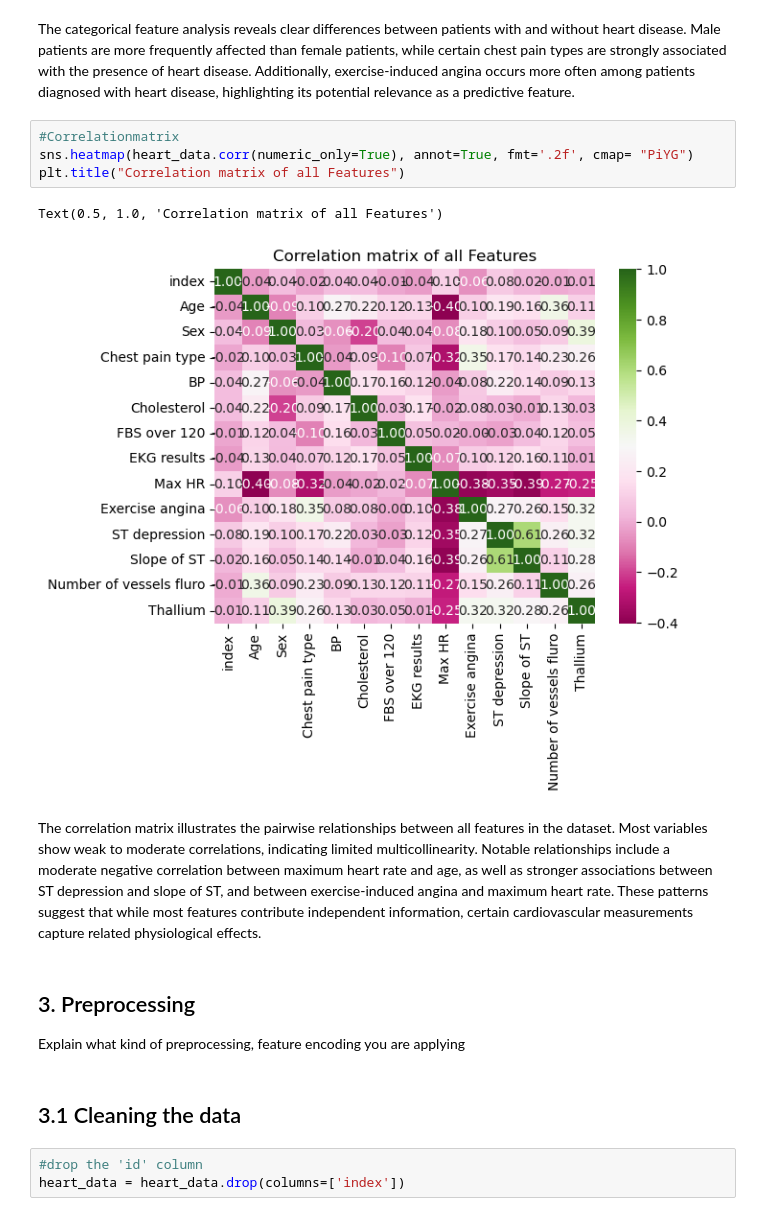
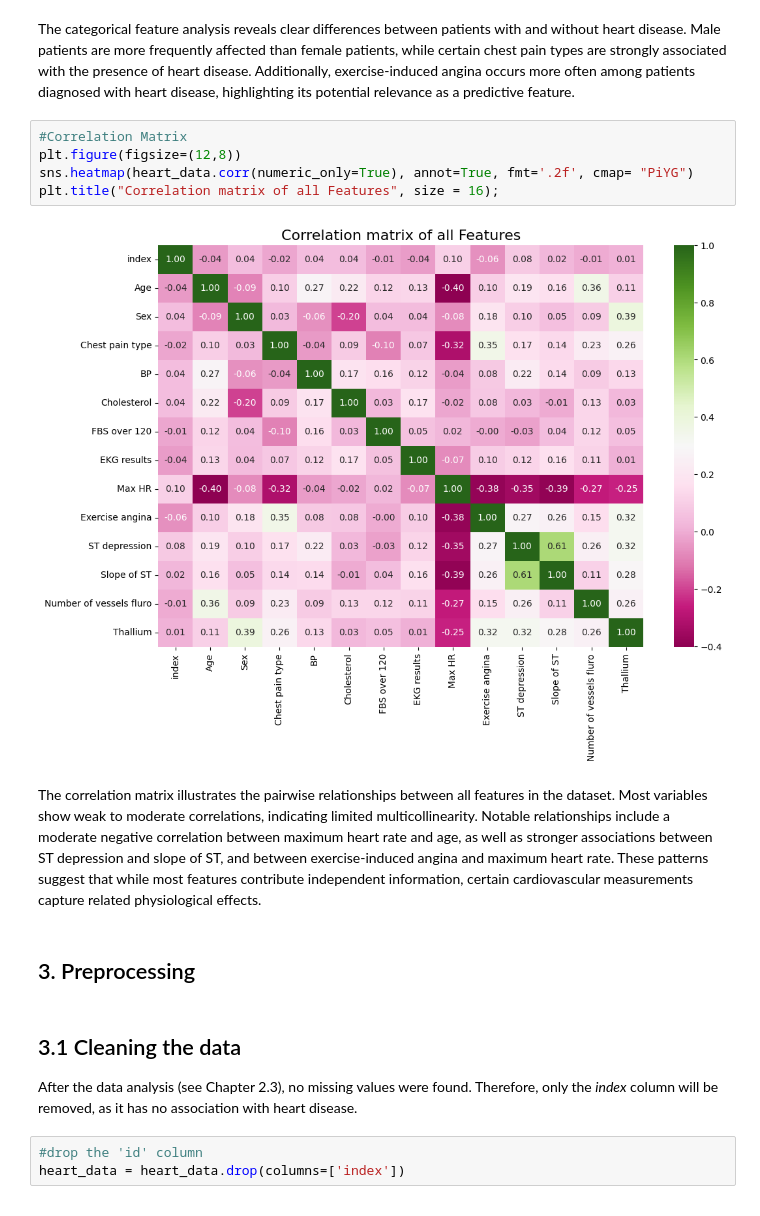
Before and after one commit to micheleishere/CO2, a Jupyter notebook: Project_CO2_main.ipynb, the cells around one changed output. Saved outputs shown, nothing was run; the diff lists cells and outputs as text.

```diff
--- a/Project_CO2_main.ipynb
+++ b/Project_CO2_main.ipynb
@@ -284,20 +304,19 @@ for ax, feature in zip(axes, cat_features):
 # %% [markdown]
 The categorical feature analysis reveals clear differences between patients with and without heart disease. Male patients are more frequently affected than female patients, while certain chest pain types are strongly associated with the presence of heart disease. Additionally, exercise-induced angina occurs more often among patients diagnosed with heart disease, highlighting its potential relevance as a predictive feature.
 # %%
-#Correlationmatrix
+#Correlation Matrix
+plt.figure(figsize=(12,8))
 sns.heatmap(heart_data.corr(numeric_only=True), annot=True, fmt='.2f', cmap= "PiYG")
-plt.title("Correlation matrix of all Features")
+plt.title("Correlation matrix of all Features", size = 16);
 # %% [output]
-Text(0.5, 1.0, 'Correlation matrix of all Features')
-[figure, old version]
+[figure, new version]
 # %% [markdown]
 The correlation matrix illustrates the pairwise relationships between all features in the dataset. Most variables show weak to moderate correlations, indicating limited multicollinearity. Notable relationships include a moderate negative correlation between maximum heart rate and age, as well as stronger associations between ST depression and slope of ST, and between exercise-induced angina and maximum heart rate. These patterns suggest that while most features contribute independent information, certain cardiovascular measurements capture related physiological effects.
-# %% [markdown]
-## 3. Preprocessing
-
-Explain what kind of preprocessing, feature encoding you are applying
-# %% [markdown]
-## 3.1 Cleaning the data
+# %% [markdown]
+## 3. Preprocessing
+# %% [markdown]
+## 3.1 Cleaning the data
+After the data analysis (see Chapter 2.3), no missing values were found. Therefore, only the *index* column will be removed, as it has no association with heart disease.
 # %%
 #drop the 'id' column
 heart_data = heart_data.drop(columns=['index'])
```
Also changed, not shown: parts of 77 cells of this notebook, 4 other files.
